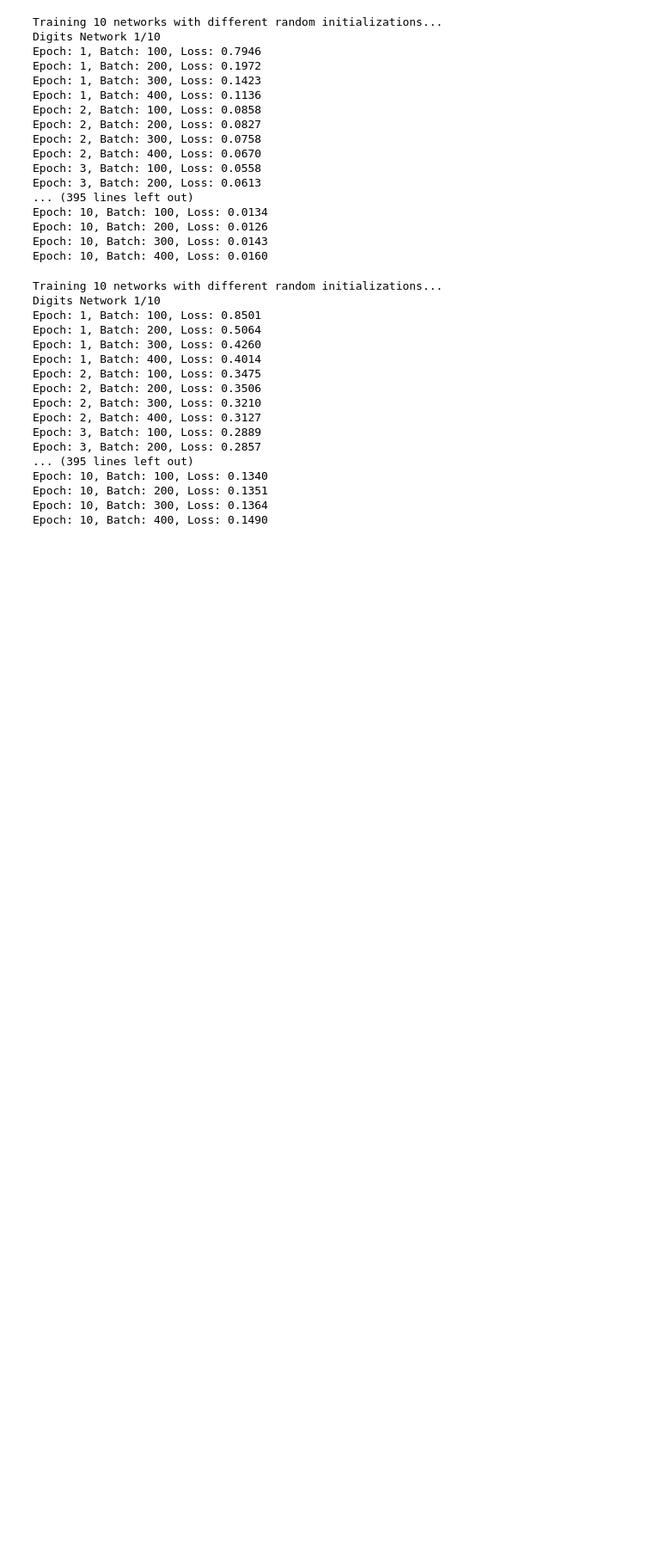
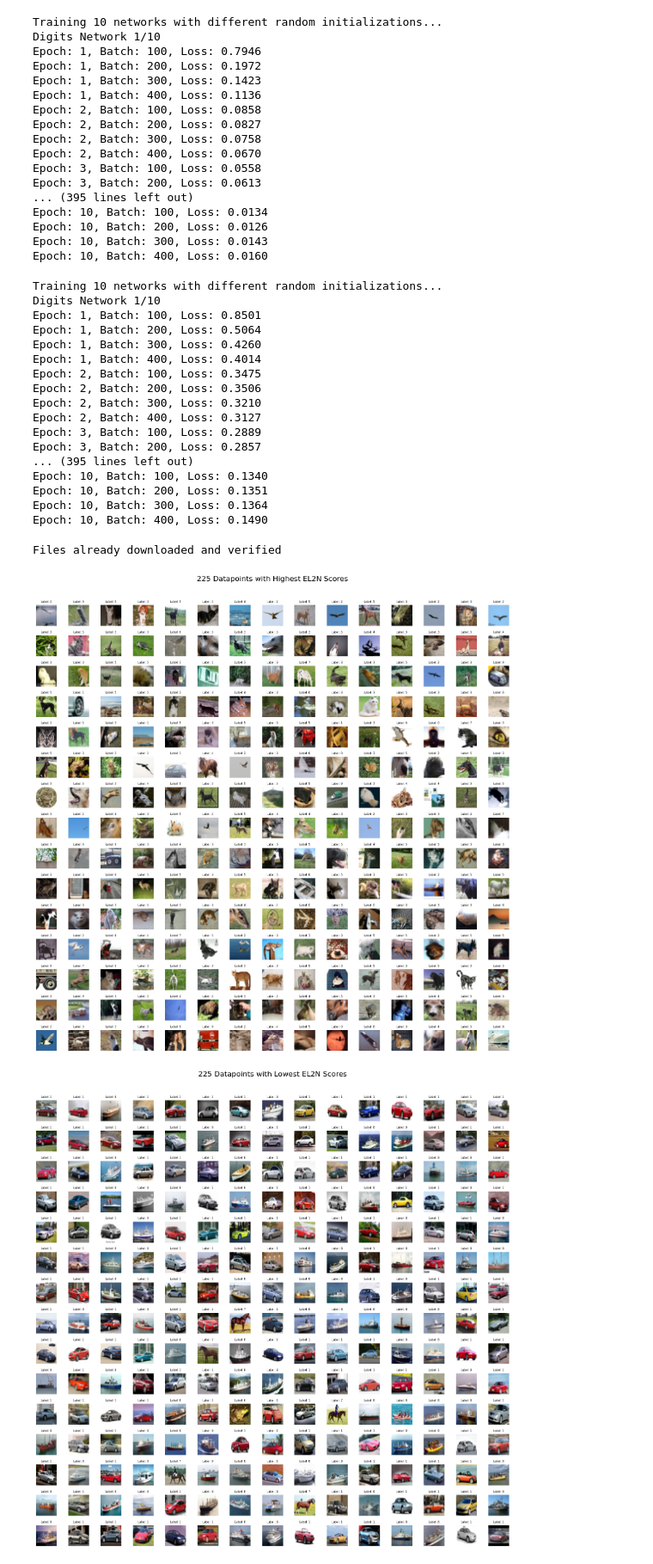
Before and after one commit to 03chrisk/GANs-Data-Diet, a Jupyter notebook: notebooks/el2n_calc.ipynb, the cells around one changed output. Shown at 86% size. Drawn from its saved outputs; the diff is of its cells as text; code cells hidden in the pictures; blank space fills up the shorter version.

```diff
--- a/notebooks/el2n_calc.ipynb
+++ b/notebooks/el2n_calc.ipynb
@@ -402,3 +402,53 @@ save_and_visualize_el2n_scores(
     num_examples=20,
     title='CIFAR-10 EL2N Scores'
 )
+# %%
+import pandas as pd
+from torchvision.datasets import CIFAR10
+from torchvision import transforms
+from torch.utils.data import DataLoader
+
+import matplotlib.pyplot as plt
+
+# Load the CIFAR-10 dataset
+transform = transforms.Compose([
+    transforms.ToTensor(),
+    transforms.Normalize((0.5, 0.5, 0.5), (0.5, 0.5, 0.5))
+])
+cifar_dataset = CIFAR10(root='./data', train=True, download=True, transform=transform)
+
+# Load the EL2N scores from the CSV file
+el2n_scores_df = pd.read_csv('data/el2n_scores_cifar10_sorted.csv')
+
+# Get the indices of the 225 highest and lowest EL2N scores
+top_225_indices = el2n_scores_df.nlargest(225, 'el2n_score')['index'].values
+bottom_225_indices = el2n_scores_df.nsmallest(225, 'el2n_score')['index'].values
+
+# Function to denormalize and convert tensor to image
+def denormalize_and_convert(tensor):
+    tensor = tensor * 0.5 + 0.5  # Reverse normalization
+    return tensor.permute(1, 2, 0).numpy()  # Convert to HWC format for plotting
+
+# Function to plot images
+def plot_images(indices, title, dataset, rows=15, cols=15):
+    fig, axes = plt.subplots(rows, cols, figsize=(15, 15))
+    fig.suptitle(title, fontsize=16)
+    for i, idx in enumerate(indices):
+        row, col = divmod(i, cols)
+        image, label = dataset[idx]
+        axes[row, col].imshow(denormalize_and_convert(image))
+        axes[row, col].axis('off')
+        axes[row, col].set_title(f"Label: {label}", fontsize=6)
+    plt.tight_layout()
+    plt.subplots_adjust(top=0.92)
+    plt.show()
+
+# Plot the 225 datapoints with the highest EL2N scores
+plot_images(top_225_indices, "225 Datapoints with Highest EL2N Scores", cifar_dataset)
+
+# Plot the 225 datapoints with the lowest EL2N scores
+plot_images(bottom_225_indices, "225 Datapoints with Lowest EL2N Scores", cifar_dataset)
+# %% [output]
+Files already downloaded and verified
+[figure, added]
+[figure, added]
```
Also changed, not shown: parts of 1 cell of this notebook, 52 other files.
